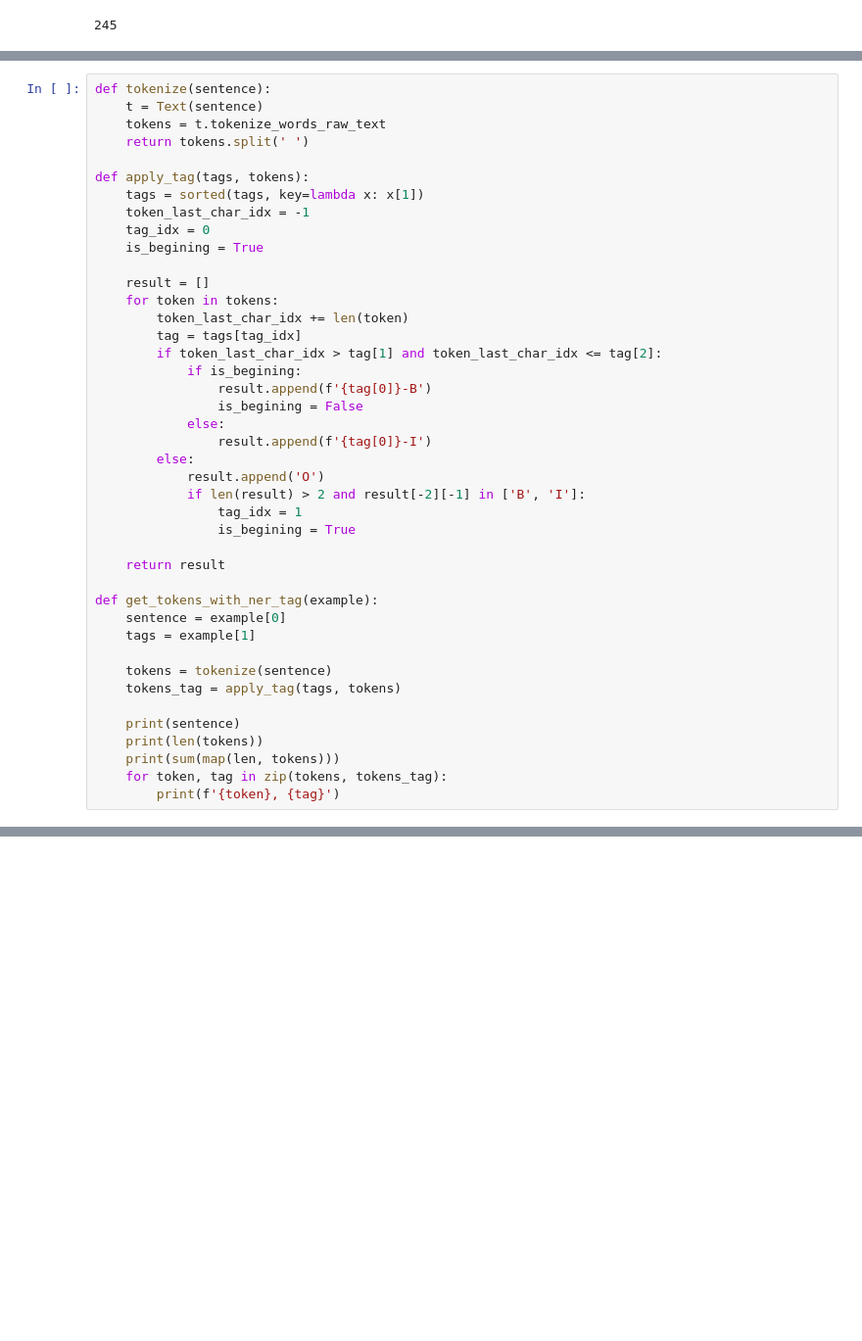
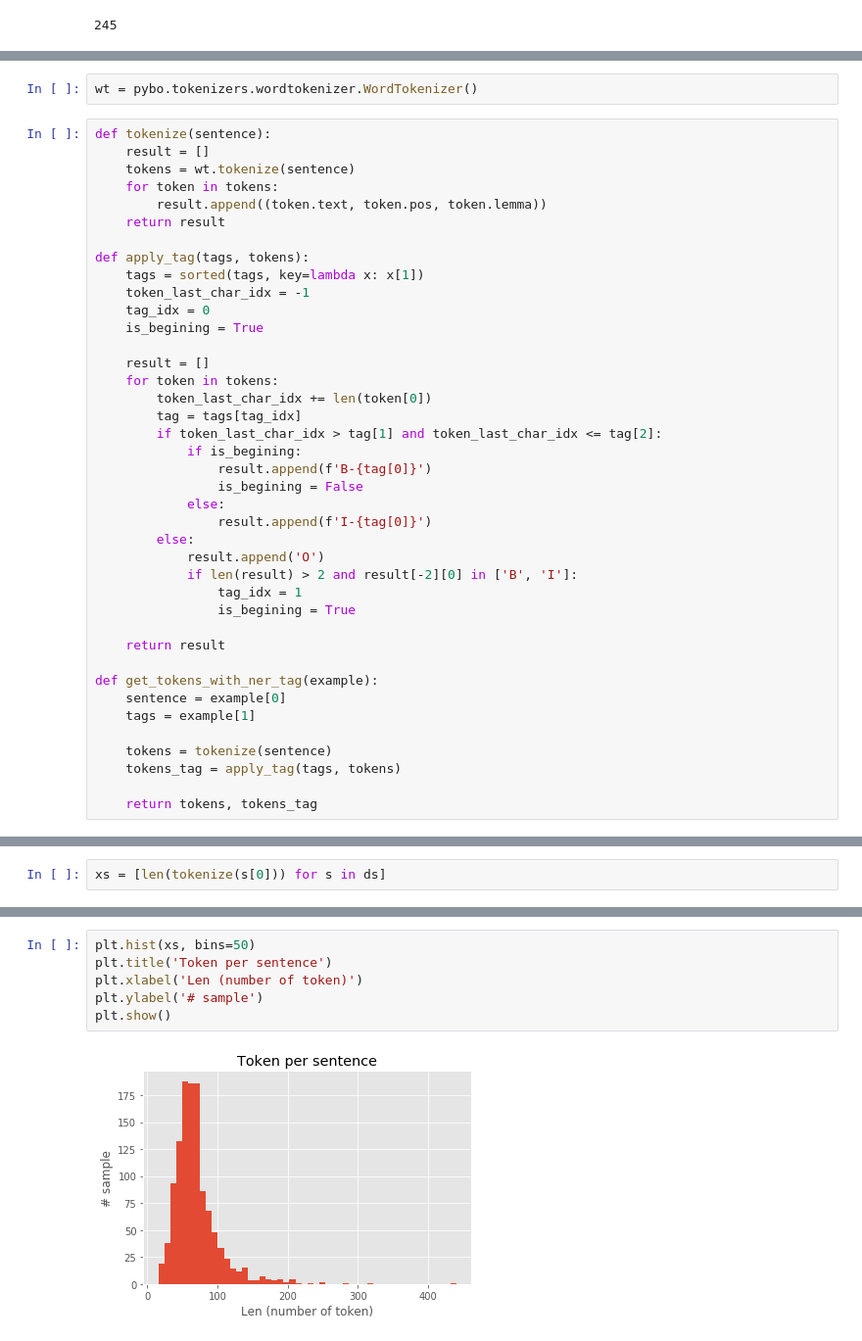
Before and after one commit to Esukhia/IE, a Jupyter notebook: 01_prepare dataset.ipynb, the cells around one changed output, grey strips where cells are left out. Shown at 98% size. Drawn from its saved outputs; the diff is of its cells as text; blank space fills up the shorter version.

```diff
--- a/01_prepare dataset.ipynb
+++ b/01_prepare dataset.ipynb
@@ -210,8 +213,12 @@ for i, result in enumerate(json_01['result']):
+# %%
+wt = pybo.tokenizers.wordtokenizer.WordTokenizer()
 # %%
 def tokenize(sentence):
-    t = Text(sentence)
-    tokens = t.tokenize_words_raw_text
-    return tokens.split(' ')
+    result = []
+    tokens = wt.tokenize(sentence)
+    for token in tokens:
+        result.append((token.text, token.pos, token.lemma))
+    return result
 
 def apply_tag(tags, tokens):
     tags = sorted(tags, key=lambda x: x[1])
@@ -221,17 +228,17 @@ def apply_tag(tags, tokens):
 
     result = []
     for token in tokens:
-        token_last_char_idx += len(token)
+        token_last_char_idx += len(token[0])
         tag = tags[tag_idx]
         if token_last_char_idx > tag[1] and token_last_char_idx <= tag[2]:
             if is_begining:
-                result.append(f'{tag[0]}-B')
+                result.append(f'B-{tag[0]}')
                 is_begining = False
             else:
-                result.append(f'{tag[0]}-I')
+                result.append(f'I-{tag[0]}')
         else:
             result.append('O')
-            if len(result) > 2 and result[-2][-1] in ['B', 'I']:
+            if len(result) > 2 and result[-2][0] in ['B', 'I']:
                 tag_idx = 1
                 is_begining = True
 
@@ -244,11 +251,7 @@ def get_tokens_with_ner_tag(example):
     tokens = tokenize(sentence)
     tokens_tag = apply_tag(tags, tokens)
 
-    print(sentence)
-    print(len(tokens))
-    print(sum(map(len, tokens)))
-    for token, tag in zip(tokens, tokens_tag):
-        print(f'{token}, {tag}')
+    return tokens, tokens_tag
 # %%
 get_tokens_with_ner_tag(ds[4])
 # %% [output]
@@ -271,0 +275,2 @@ get_tokens_with_ner_tag(ds[4])
+# %%
+xs = [len(tokenize(s[0])) for s in ds]
@@ -271,0 +281,8 @@ get_tokens_with_ner_tag(ds[4])
+# %%
+plt.hist(xs, bins=50)
+plt.title('Token per sentence')
+plt.xlabel('Len (number of token)')
+plt.ylabel('# sample')
+plt.show()
+# %% [output]
+[figure, added]
```
Also changed, not shown: parts of 13 cells of this notebook.
